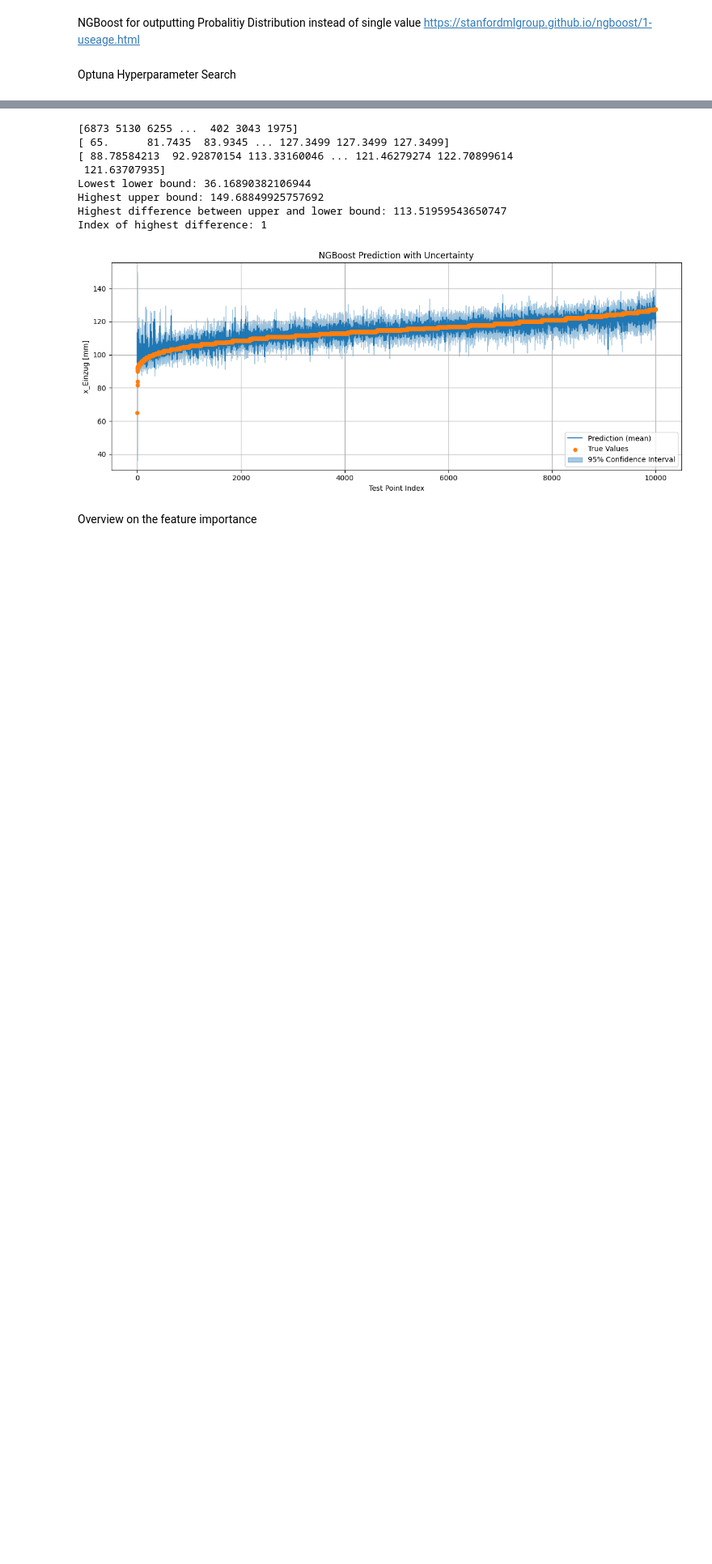
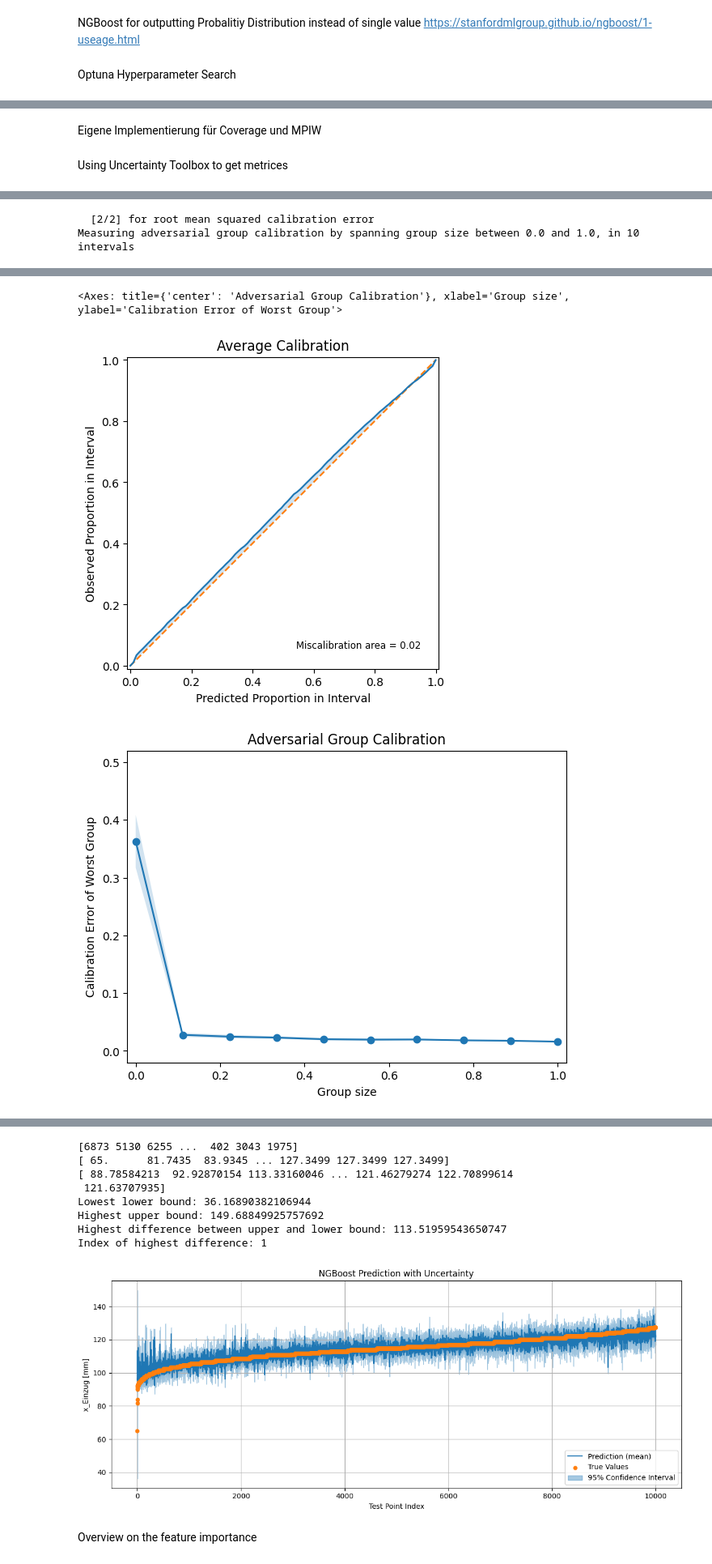
Before and after one commit to Fynn1612/Masterarbeit, a Jupyter notebook: models/NGBoost.ipynb, the cells around one changed output, grey strips where cells are left out. Shown at 81% size. Cells and saved outputs as stored; diff of their text form; code cells hidden in the pictures; blank space fills up the shorter version.

```diff
--- a/models/NGBoost.ipynb
+++ b/models/NGBoost.ipynb
@@ -146,6 +136,6 @@ ngb = NGBRegressor(Dist=Normal,
                    Base = DecisionTreeRegressor(criterion='friedman_mse' , max_depth=9),
                    verbose = True,
                    n_estimators=750,
-                   learning_rate=0.0030356526627830574)
+                   learning_rate=0.003)
 ngb.fit(X_train, y_train, X_val=X_val, Y_val=y_val, early_stopping_rounds=20)
 # %% [output]
@@ -165,16 +152,0 @@ Just one implemantation to test the parameter
-# %%
-# first choice: normal distribution
-# default base learner is a depth 3 decision tree
-# LogScore for negative log likelihood
-# create the model with the best parameters
-
-best_params = study.best_params
-
-ngb = NGBRegressor(Dist=Normal,
-                   Score = LogScore,
-                   Base = DecisionTreeRegressor(criterion='friedman_mse' , max_depth=best_params['max_depth']),
-                   verbose = True,
-                   n_estimators=best_params['n_estimators'],
-                   learning_rate=best_params['learning_rate'])
-# fit the model to the training data, early stopping on validation set after 20 rounds without improvement
-ngb.fit(X_train, y_train, X_val=X_val, Y_val=y_val, early_stopping_rounds=20)
@@ -217,0 +153,2 @@ Measuring adversarial group calibration by spanning group size between 0.0 and 1
+# %% [markdown]
+Eigene Implementierung für Coverage und MPIW
@@ -217,0 +198,28 @@ Measuring adversarial group calibration by spanning group size between 0.0 and 1
+# %% [markdown]
+Using Uncertainty Toolbox to get metrices
+# %%
+
+
+y_test_preds = ngb.predict(X_test)
+y_test_dists = ngb.pred_dist(X_test)
+# Extract standard deviation from test predictions
+test_stddev = y_test_dists.scale
+
+# Calculate and print all metrics inclunding RMSE, MAE, R²-Score, NLL, CRPS
+pnn_metrics = uct.metrics.get_all_metrics( y_test_preds, test_stddev,y_test)
+print(pnn_metrics)
+print(pnn_metrics['accuracy']['rmse'])
+# Calculate coverage for 95% confidence interval
+coverage_95 = uct.metrics_calibration.get_proportion_in_interval(y_test_preds, test_stddev, y_test, quantile = 0.95 )
+print(f"Coverage 95%: {coverage_95}")
+
+# use own function to calculate coverage and MPIW
+ev_intervals = evaluate_intervals(y_test_preds, test_stddev, y_test, coverage=0.95)
+print(f'coverage: {ev_intervals["coverage"]}, MPIW: {ev_intervals["MPIW"]}')
+
+# calibration Curve with UCT
+uct.viz.plot_calibration(y_test_preds, test_stddev, y_test)
+
+# adversarial group calibration
+uct.viz.plot_adversarial_group_calibration(y_test_preds, test_stddev, y_test)
+# %% [output]
@@ -217,0 +231,2 @@ Measuring adversarial group calibration by spanning group size between 0.0 and 1
+  [2/2] for root mean squared calibration error
+Measuring adversarial group calibration by spanning group size between 0.0 and 1.0, in 10 intervals
@@ -217,0 +250,3 @@ Measuring adversarial group calibration by spanning group size between 0.0 and 1
+<Axes: title={'center': 'Adversarial Group Calibration'}, xlabel='Group size', ylabel='Calibration Error of Worst Group'>
+[figure, added]
+[figure, added]
```
Also changed, not shown: parts of 14 cells of this notebook, 2 other files.
